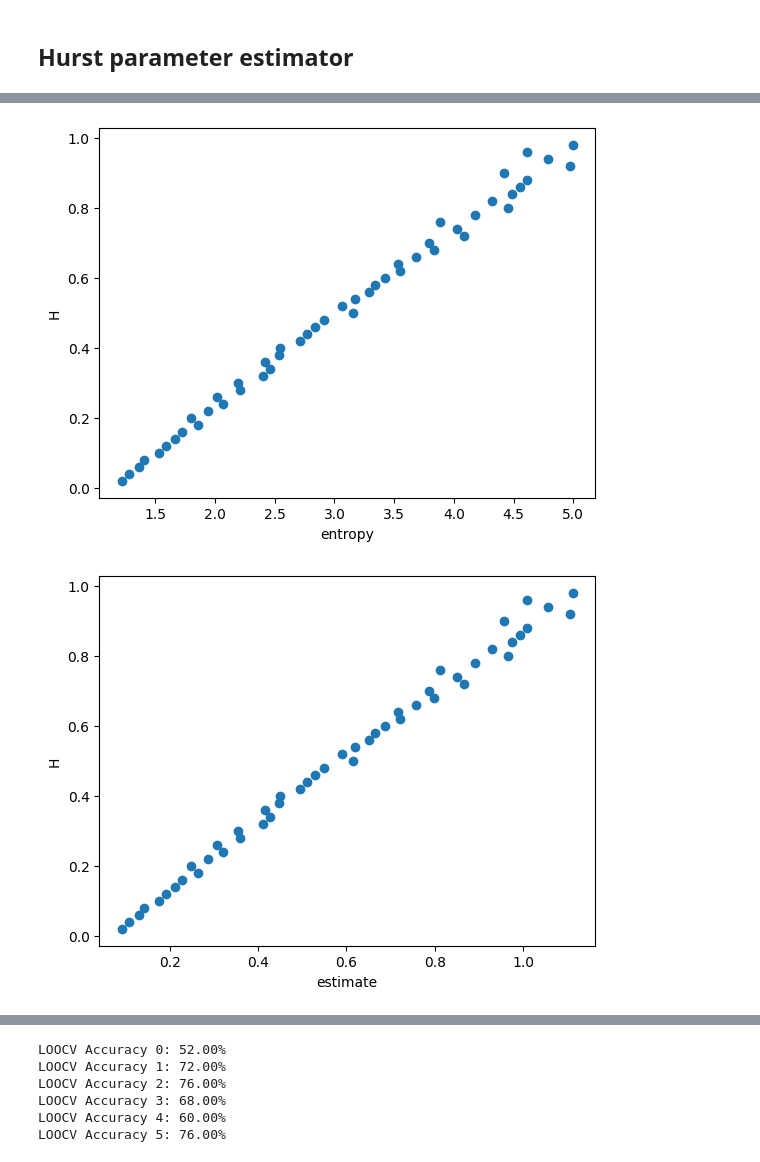
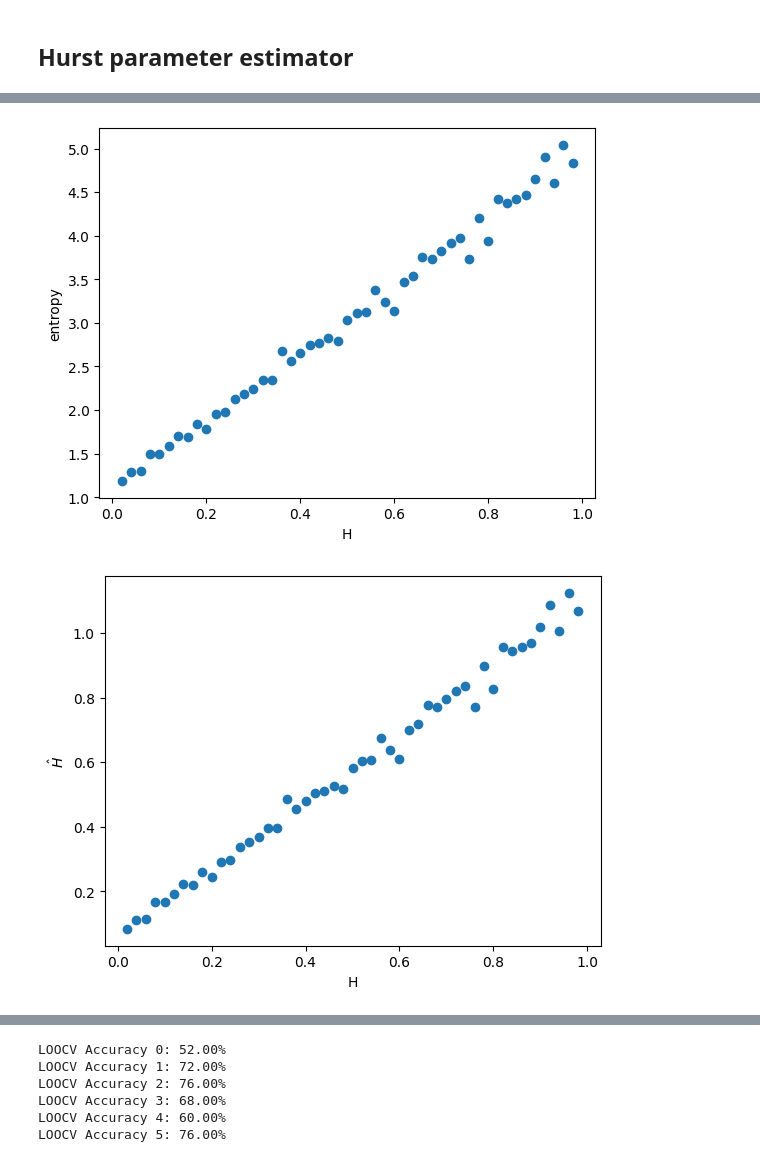
Before and after one commit to gustavo-cornejo/fbm_based_uERG_analysis, a Jupyter notebook: 1D_brownian_analyses/analyses.ipynb, the cells around one changed output, grey strips where cells are left out. Cells and saved outputs as stored; diff of their text form; code cells hidden in the pictures.

```diff
--- a/1D_brownian_analyses/analyses.ipynb
+++ b/1D_brownian_analyses/analyses.ipynb
@@ -325,35 +353,35 @@ NameError: name 'np' is not defined
 # %%
-alpha = -0.23791952079438267
-beta = 0.27023111858695703
-t = np.linspace(0,200,200)
-H = []
-simulations = []
-entropies = []
-estimates = []
-for h in range(49,0,-1):
-    H.append(h/50)
+# alpha = -0.23791952079438267
+# beta = 0.27023111858695703
+# t = np.linspace(0,200,200)
+# H = []
+# simulations = []
+# entropies = []
+# estimates = []
+# for h in range(49,0,-1):
+#     H.append(h/50)
 
-    entropy = 0
-    for iter in range(20):
-        sim = fbm(t,h/50)
-        entropy += kde_entropy(sim, use_self=True, bw='silverman')
+#     entropy = 0
+#     for iter in range(12):
+#         sim = fbm(t,h/50)
+#         entropy += kde_entropy(sim, use_self=True, bw='silverman')
 
-    entropy = entropy / 20
+#     entropy = entropy / 12
 
-    entropies.append(entropy)
-    estimates.append(alpha+beta*entropy)
+#     entropies.append(entropy)
+#     estimates.append(alpha+beta*entropy)
 
-plt.scatter(entropies,H)
-plt.xlabel("entropy")
-plt.ylabel("H")
+plt.scatter(H,entropies)
+plt.ylabel("entropy")
+plt.xlabel("H")
 plt.show()
-plt.scatter(estimates,H)
-plt.xlabel("estimate")
-plt.ylabel("H")
+plt.scatter(H,estimates)
+plt.ylabel("$\hat{H}$")
+plt.xlabel("H")
 plt.show()
 # %% [output]
-[figure, old version]
+[figure, new version]
-[figure, old version]
+[figure, new version]
 # %%
 def rescale_fbm_like(x):
     """
```
Also changed, not shown: parts of 10 cells of this notebook, 3 other files.
